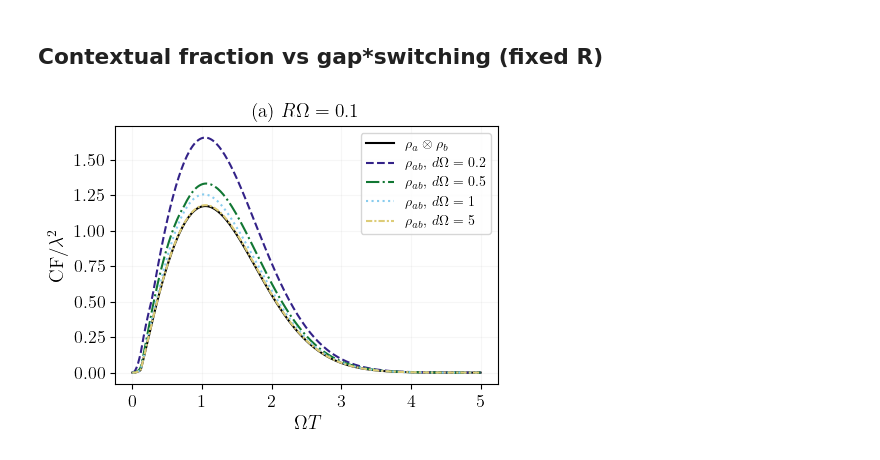
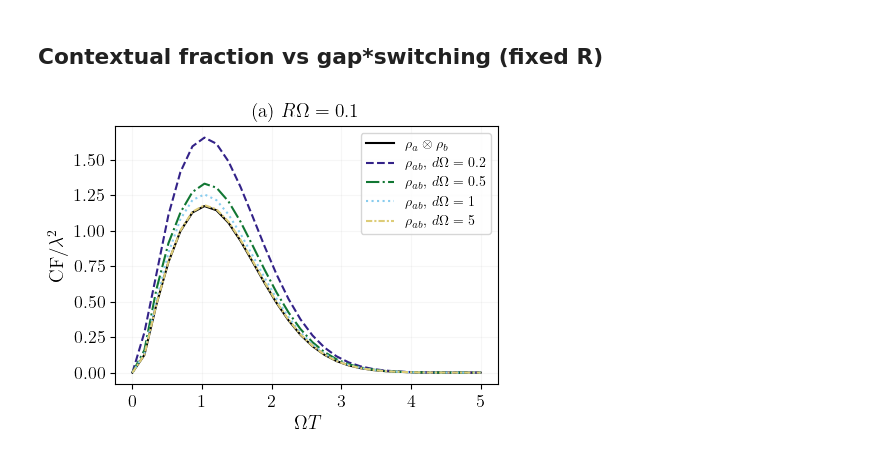
Before and after one commit to Sanchit-Srivastava/contextuality_from_the_vacuum, a Jupyter notebook: notebooks/paper_plots.ipynb, the cells around one changed output. Drawn from its saved outputs; the diff is of its cells as text; code cells hidden in the pictures.

Commit message:
updated plots

```diff
--- a/notebooks/paper_plots.ipynb
+++ b/notebooks/paper_plots.ipynb
@@ -102,7 +102,7 @@ group_types = [
 # }
 
 # Sweep gaps
-gaps = np.linspace(0.0, 5, 250)  # avoid zero to keep numerics well-behaved
+gaps = np.linspace(0.0, 5, 30)  # avoid zero to keep numerics well-behaved
 deez = [0.2, 0.5, 1, 5]
 
 plt.figure(figsize=(4.8,3.6))
@@ -176,36 +176,36 @@ for idx, d in enumerate(deez):
                         # rho_final = np.kron(rho1, rho1)
                     elif rho_type == "product":
                         rho1 = reduce_state(rho)
-                        rho_final = np.kron(rho1, np.eye(3)*(1/3))
-                        # rho_final = np.kron(rho1, rho1)
+                        #rho_final = np.kron(rho1, np.eye(3)*(1/3))
+                        rho_final = np.kron(rho1, rho1)
 
                     res = contextual_fraction(rho_final)
 
                     if not res.get("success", False):
                         cf_vals.append(np.nan)
                     else:
                         cf_vals.append(res.get("b", np.nan))
                 else:
                     print("Invalid state detected at gap =", gap)
                     validate_and_print(rho)
                     break
 
             cf_vals = np.array(cf_vals)/(lam**2)
             label = rf"$\rho_{{ab}}$, $d\Omega={d}$"
             linestyle = "-" if rho_type == "product" else linestyles[idx % len(linestyles)]
             plt.plot(gaps, cf_vals, lw=1.5, label=label, linestyle=linestyle,color=colors[idx+1])
 
 
 
 plt.xlabel(r"$\Omega T$",fontsize=14)
 plt.ylabel(r"CF/$\lambda^2$",fontsize=14)
 plt.title(rf"(a) $R\Omega={smearing}$",fontsize=14)
 plt.xticks(fontsize=13)
 plt.yticks(fontsize=13)
 plt.grid(True, alpha=0.1)
 plt.legend()
 plt.tight_layout()
 plt.savefig("contextual_fraction_vs_gap_different_models_final_final.pdf")
 plt.show()
 # %% [output]
-[figure, old version]
+[figure, new version]
```
Also changed, not shown: parts of 11 cells of this notebook, 1 other file.
